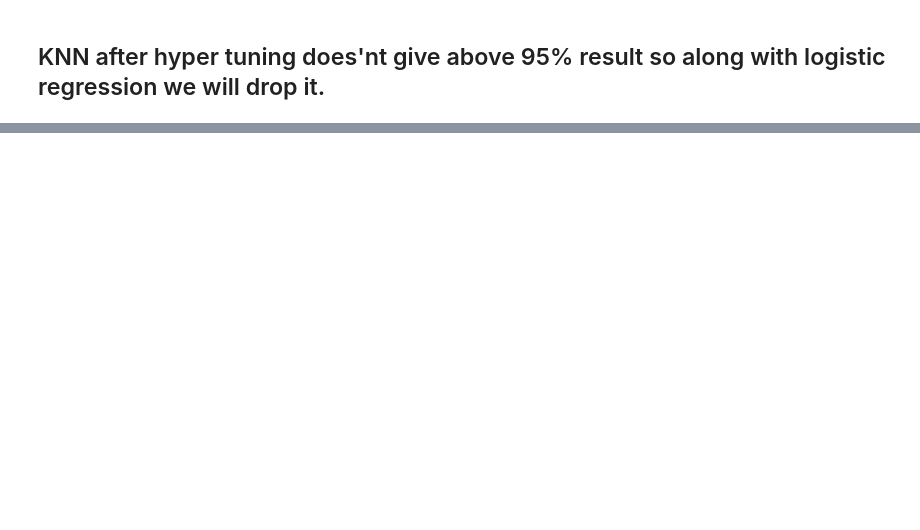
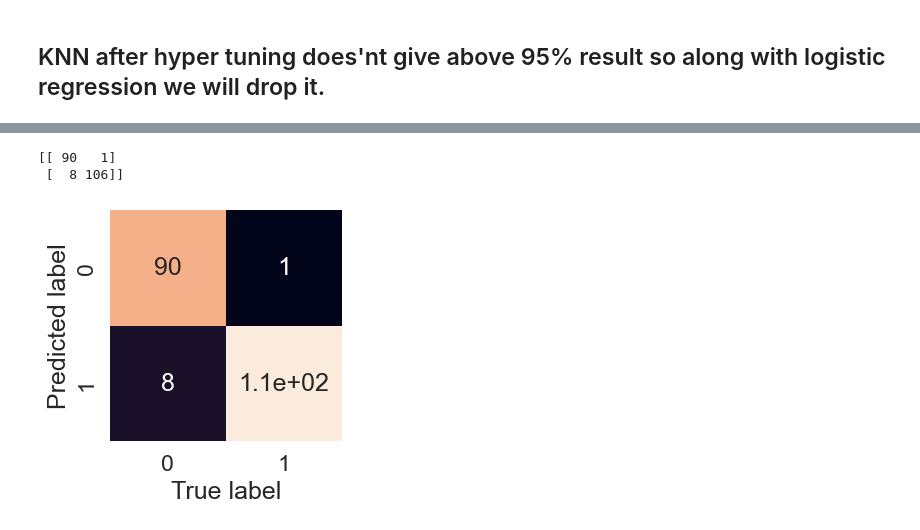
Before and after one commit to Aradhyapatro/Heart-disease-prediction-machineLearning-model, a Jupyter notebook: End-to-End-heart-disease-classification.ipynb, the cells around one changed output, grey strips where cells are left out. Drawn from its saved outputs; the diff is of its cells as text; code cells hidden in the pictures; blank space fills up the shorter version.

Commit message:
Completed End-to-End heart-disease-prediction classification model

```diff
--- a/End-to-End-heart-disease-classification.ipynb
+++ b/End-to-End-heart-disease-classification.ipynb
@@ -522,0 +537,2 @@ knn_ran.score(X_test,Y_test)
+# %%
+y_preds=rf_reg.predict(X_test)
@@ -522,0 +558,17 @@ knn_ran.score(X_test,Y_test)
+# %%
+# confusion matrix
+print(confusion_matrix(Y_test,y_preds))
+# %% [output]
+[[ 90   1]
+ [  8 106]]
+# %%
+sns.set(font_scale=1.5)
+
+def plot(y_test,y_preds):
+    fig,ax=plt.subplots(figsize=(3,3))
+    ax=sns.heatmap(confusion_matrix(y_test,y_preds),annot=True,cbar=False)
+    plt.xlabel("True label")
+    plt.ylabel("Predicted label")
+plot(Y_test,y_preds)
+# %% [output]
+[figure, added]
```
Also changed, not shown: parts of 35 cells of this notebook, 1 other file.
